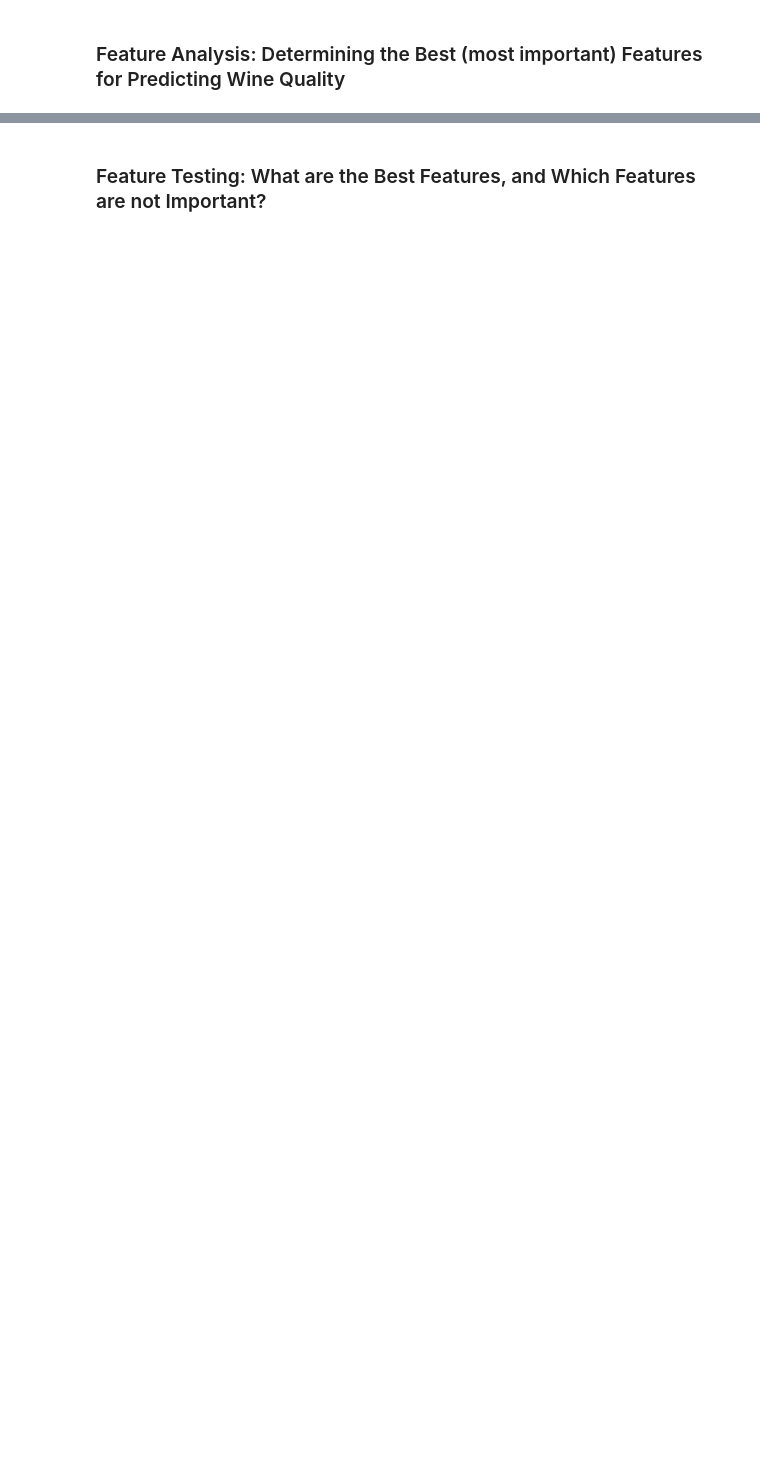
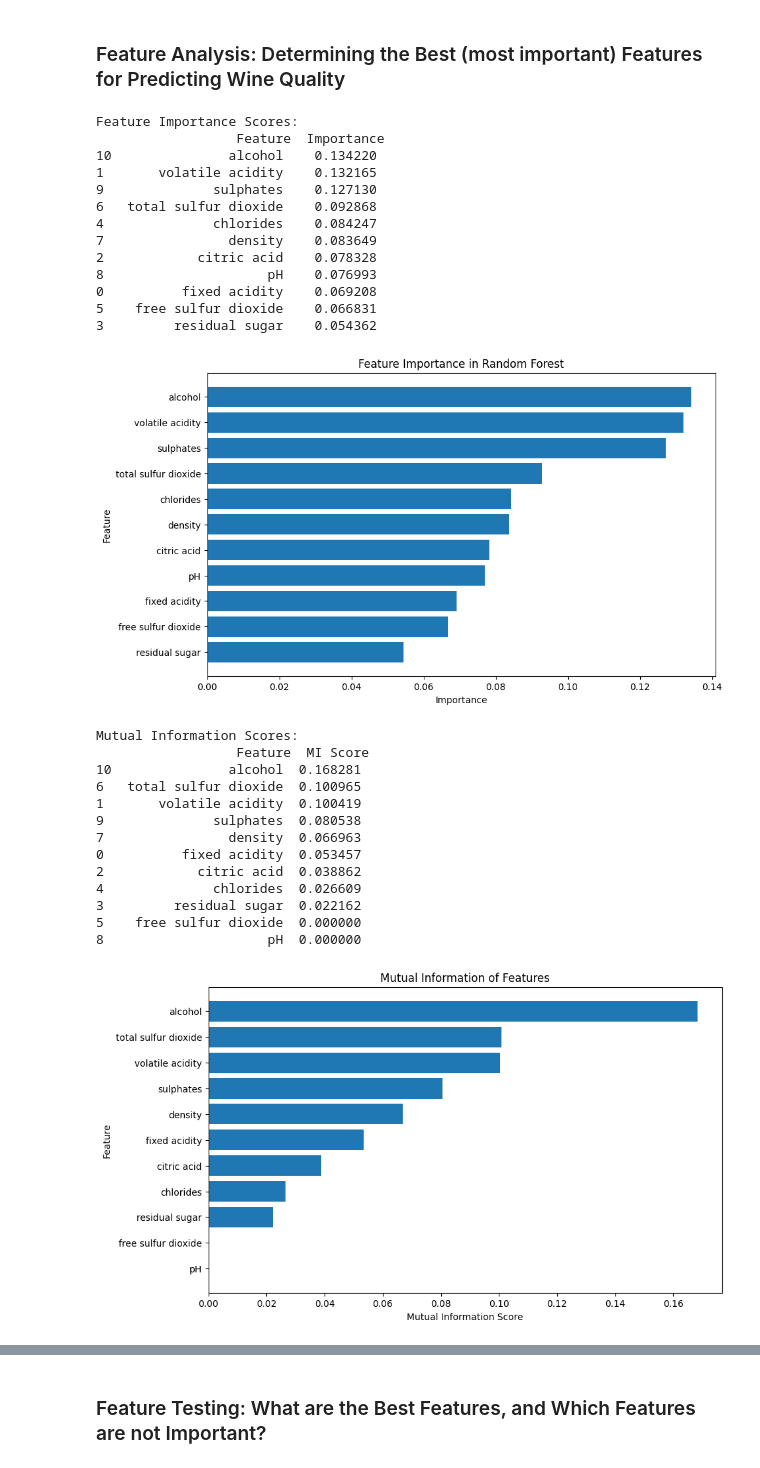
Before and after one commit to ktranfaglia1/DSCI470, a Jupyter notebook: Homework03/470_hw3.ipynb, the cells around one changed output, grey strips where cells are left out. Drawn from its saved outputs; the diff is of its cells as text; code cells hidden in the pictures; blank space fills up the shorter version.

```diff
--- a/Homework03/470_hw3.ipynb
+++ b/Homework03/470_hw3.ipynb
@@ -188,7 +188,7 @@ feature_importance_df = pd.DataFrame({
     'Importance': importances
 }).sort_values(by='Importance', ascending=False)
 
-print(feature_importance_df)  # Print feature importance
+print("Feature Importance Scores:\n", feature_importance_df)  # Print feature importance
 
 # Plot the feature importance
 plt.figure(figsize=(10,6))
@@ -208,7 +208,7 @@ mutual_info_df = pd.DataFrame({
     'MI Score': mutual_info_scores
 }).sort_values(by='MI Score', ascending=False)
 
-print(mutual_info_df)  # Print the mutual information scores
+print("\nMutual Information Scores:\n", mutual_info_df)  # Print the mutual information scores
 
 # Plot the mutual information scores for visualization
 plt.figure(figsize=(10,6))
@@ -220,7 +220,7 @@ plt.gca().invert_yaxis()  # Show most informative features at the top
 plt.show()
 
 # Use the Random Forest Classifier to perform Recursive Feature Elimination
-rfe = RFE(estimator=best_rf, n_features_to_select=8)  # Select top 5 features
+rfe = RFE(estimator=best_rf, n_features_to_select=6)  # Select top 5 features
 
 # Fit the RFE model and get feature rankings
 rfe.fit(X_train, y_train)
@@ -233,52 +233,84 @@ rfe_features_df = pd.DataFrame({
 }).sort_values(by='Rank')
 
 # Print the features selected by RFE
-print("Selected Features by RFE:")
+print("\nSelected Features by RFE:")
 print(rfe_features_df[rfe_features_df['Rank'] == 1])
 
 # Plot feature ranks
 plt.figure(figsize=(10,6))
 plt.barh(rfe_features_df['Feature'], rfe_features_df['Rank'])
 plt.xlabel('Rank')
 plt.ylabel('Feature')
 plt.title('Feature Ranks by Recursive Feature Elimination (RFE)')
 plt.gca().invert_yaxis()  # Show top ranked features at the top
 plt.show()
 
-# Create a regularized Logistic Regression model using Lasso (switch to Ridge: penalty='l2')
-lasso_model = make_pipeline(StandardScaler(), LogisticRegression(penalty='l1', solver='liblinear'))
+''' The commented code below was producing the following error: All arrays must be of the same length.
+After verifying the length of each data array, X_train & y_train, they appeared to be equal at 1119 '''
 
-# Fit the model and get the coefficients
-lasso_model.fit(X_train, y_train)
-coefficients = lasso_model.named_steps['logisticregression'].coef_
+# # Create a regularized Logistic Regression model using Lasso (switch to Ridge: penalty='l2')
+# lasso_model = make_pipeline(StandardScaler(), LogisticRegression(penalty='l1', solver='liblinear'))
 
-# Create DataFrame for coefficients from the Lasso Logistic Regresseion model
-lasso_importance_df = pd.DataFrame({
-    'Feature': feature_names,
-    'Coefficient': coefficients.flatten()
-}).sort_values(by='Coefficient', ascending=False)
+# # Fit the model and get the coefficients
+# lasso_model.fit(X_train, y_train)
+# coefficients = lasso_model.named_steps['logisticregression'].coef_
 
-print(lasso_importance_df)  # Print the coefficients
+# # Create DataFrame for coefficients from the Lasso Logistic Regresseion model
+# lasso_importance_df = pd.DataFrame({
+#     'Feature': feature_names,
+#     'Coefficient': coefficients.flatten()
+# }).sort_values(by='Coefficient', ascending=False)
 
-# Plot the coefficients
-plt.figure(figsize=(10,6))
-plt.barh(lasso_importance_df['Feature'], lasso_importance_df['Coefficient'])
-plt.xlabel('Coefficient')
-plt.ylabel('Feature')
-plt.title('Feature Importance from Lasso Logistic Regression')
-plt.gca().invert_yaxis()
-plt.show()
+# print(lasso_importance_df)  # Print the coefficients
+
+# # Plot the coefficients
+# plt.figure(figsize=(10,6))
+# plt.barh(lasso_importance_df['Feature'], lasso_importance_df['Coefficient'])
+# plt.xlabel('Coefficient')
+# plt.ylabel('Feature')
+# plt.title('Feature Importance from Lasso Logistic Regression')
+# plt.gca().invert_yaxis()
+# plt.show()
 
 # Calculate correlation between each feature and the target variable
 correlation_matrix = pd.concat([features, target], axis=1).corr()
 target_correlation = correlation_matrix['quality'].drop('quality')
 
-print(target_correlation)  # Print feature correlation with the target
+print("\nCorrelationbetween each feature and the target variable:\n", target_correlation)  # Print feature correlation with the target
 
 # Plot the correlation
 plt.figure(figsize=(10,6))
 target_correlation.plot(kind='barh')
 plt.xlabel('Correlation with Target')
 plt.ylabel('Feature')
 plt.title('Correlation of Features with Wine Quality')
 plt.show()
+# %% [output]
+Feature Importance Scores:
+                  Feature  Importance
+10               alcohol    0.134220
+1       volatile acidity    0.132165
+9              sulphates    0.127130
+6   total sulfur dioxide    0.092868
+4              chlorides    0.084247
+7                density    0.083649
+2            citric acid    0.078328
+8                     pH    0.076993
+0          fixed acidity    0.069208
+5    free sulfur dioxide    0.066831
+3         residual sugar    0.054362
+[figure, added]
+Mutual Information Scores:
+                  Feature  MI Score
+10               alcohol  0.168281
+6   total sulfur dioxide  0.100965
+1       volatile acidity  0.100419
+9              sulphates  0.080538
+7                density  0.066963
+0          fixed acidity  0.053457
+2            citric acid  0.038862
+4              chlorides  0.026609
+3         residual sugar  0.022162
+5    free sulfur dioxide  0.000000
+8                     pH  0.000000
+[figure, added]
```
Also changed, not shown: parts of 4 cells of this notebook.
